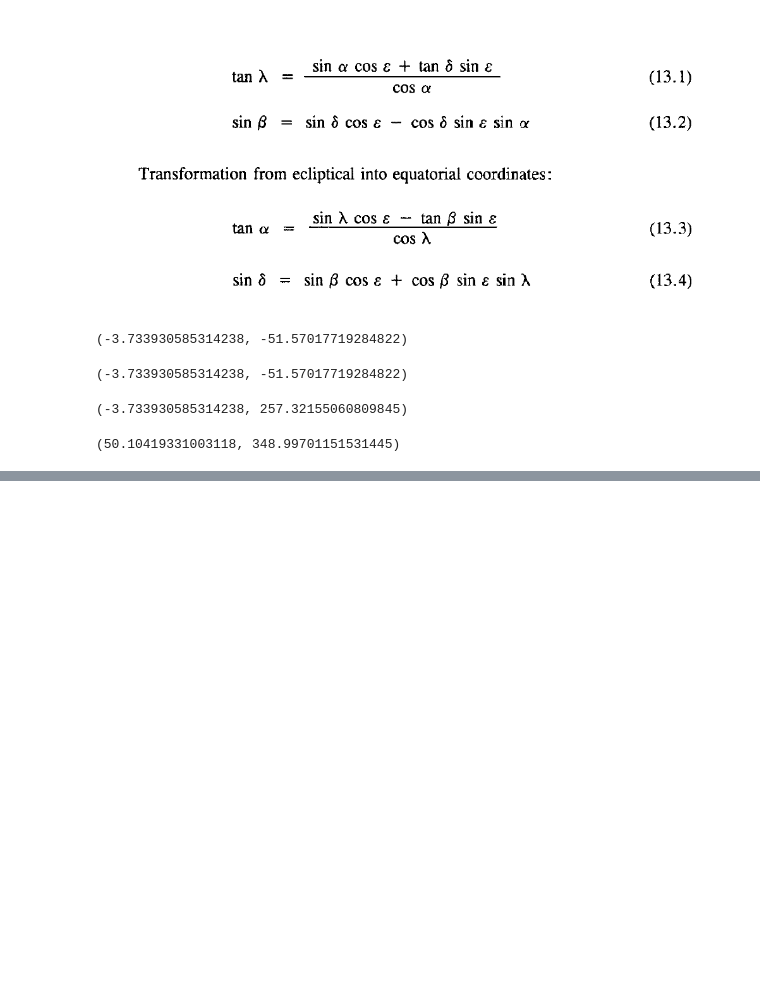
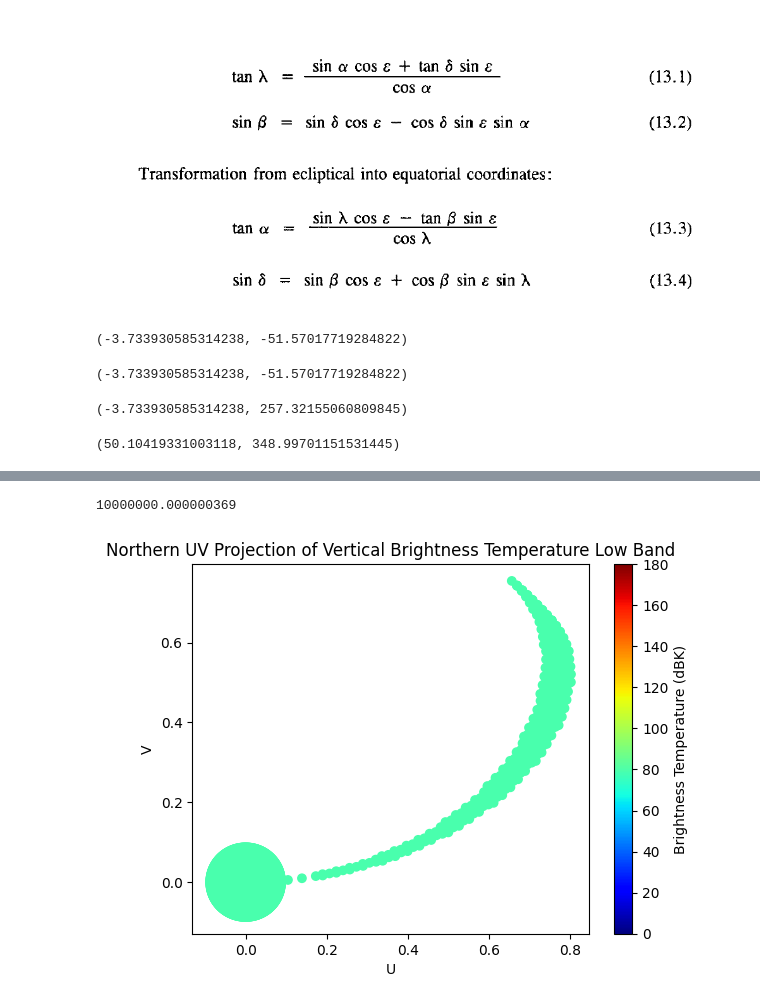
Before and after one commit to JSahliCU/Europan-Cryosphere-Puck-Estimator, a Jupyter notebook: position_sag_A.ipynb, the cells around one changed output, grey strips where cells are left out. Cells and saved outputs as stored; diff of their text form; code cells hidden in the pictures; blank space fills up the shorter version.

Commit message:
Mapped the galacitc background to the sky for UHF and HF

```diff
--- a/position_sag_A.ipynb
+++ b/position_sag_A.ipynb
@@ -249,0 +276,64 @@ NameError: name 'T_A_gal_low_band' is not defined
+# %%
+
+from T_B_Europan_sky import angle_grid
+from T_B_Europan_sky import deconvolve_Cecconi_T_A_to_T_B
+
+ag = angle_grid(1, 1)
+theta, phi, \
+    phi_grid, theta_grid  = ag.get_angle_grid()
+
+# Draw the galactic background
+# Low band
+W_v = np.zeros_like(theta_grid, dtype=float).flatten()
+W_h = np.zeros_like(theta_grid, dtype=float).flatten()
+
+for i in np.arange(theta_grid.size):
+    theta = theta_grid.flatten()[i]
+    phi = phi_grid.flatten()[i]
+    if theta <= 5: # directly overhead
+        if phi >= 0 and phi <= 360:
+            W_v[i] = 0.5
+            W_h[i] = 0.5
+
+    if phi >= theta * (45 / 100) and phi <= theta * (55/100):
+        W_v[i] = 0.5
+        W_h[i] = 0.5
+
+    if phi >= theta * (45 / 100) + 180 and phi <= theta * (55/100) + 180:
+        W_v[i] = 0.5
+        W_h[i] = 0.5
+
+T_Bv, T_Bh = deconvolve_Cecconi_T_A_to_T_B(ag, W_h, W_v, T_A_gal_low_band)
+
+T_A = 0
+
+for i in np.arange(theta_grid.size):
+    theta = theta_grid.flatten()[i]
+    phi = phi_grid.flatten()[i]
+
+    dsteradians = np.abs(np.sin(theta)) * ag.dtheta_rad * ag.dphi_rad
+
+    T_A += T_Bv[i] * (3/2) * (np.sin(theta))**2 * dsteradians
+    T_A += T_Bh[i] * (3/2) * (np.sin(theta))**2 * dsteradians
+
+T_A *= (1 / (4* np.pi))
+
+# Plot only the Northern Hemisphere of the brightness temperature
+theta_grid_rad = np.deg2rad(theta_grid)
+phi_grid_rad = np.deg2rad(phi_grid)
+
+U = (np.sin(theta_grid_rad[0:91]) * np.cos(phi_grid_rad[0:91])).flatten()
+V = (np.sin(theta_grid_rad[0:91]) * np.sin(phi_grid_rad[0:91])).flatten()
+
+plt.figure()
+plt.scatter(U, V, c=10 * np.nan_to_num(np.log10(T_Bv.reshape(theta_grid_rad.shape)[0:91].flatten()))
+    , cmap='jet', vmin=0, vmax=180)
+plt.colorbar(label='Brightness Temperature (dBK)')
+plt.xlabel('U')
+plt.ylabel('V')
+plt.title('Northern UV Projection of Vertical Brightness Temperature Low Band')
+
+T_A
+# %% [output]
+10000000.000000369
+[figure, added]
```
Also changed, not shown: parts of 3 cells of this notebook.
